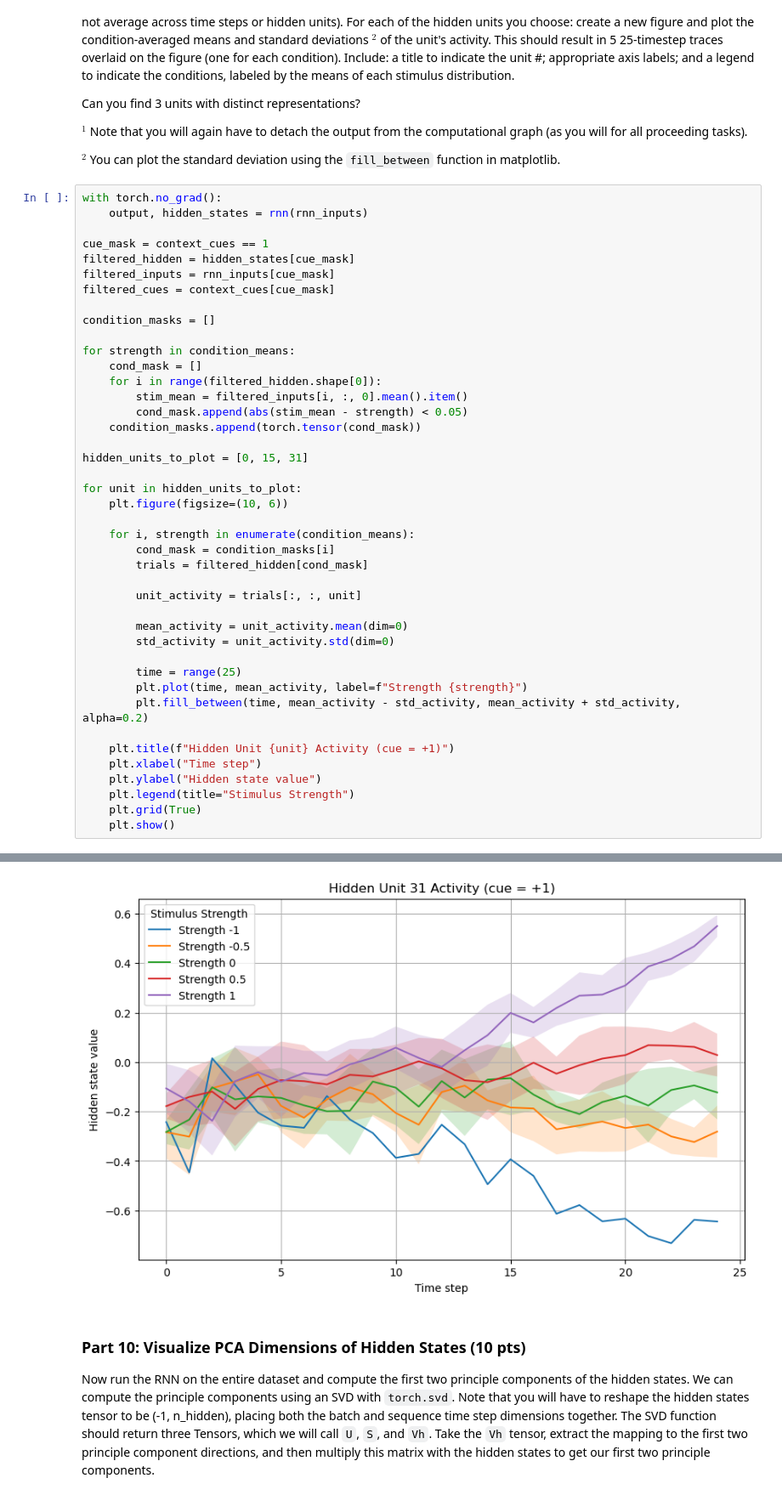
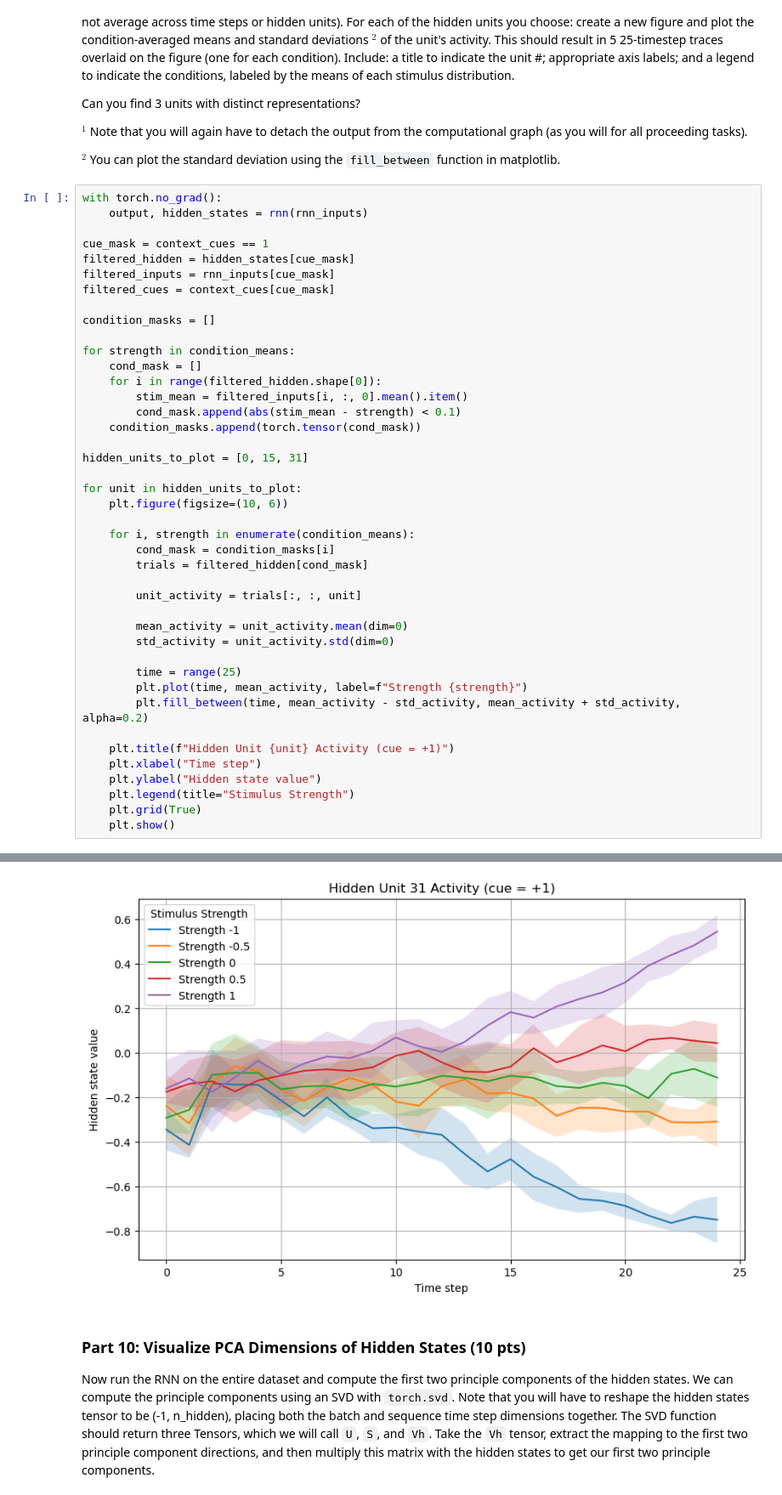
Before and after one commit to khanakagrawal/ML_for_Neuro, a Jupyter notebook: hw5/HW5b.ipynb, the cells around one changed output, grey strips where cells are left out. Shown at 85% size. Drawn from its saved outputs; the diff is of its cells as text.

```diff
--- a/hw5/HW5b.ipynb
+++ b/hw5/HW5b.ipynb
@@ -230,7 +230,7 @@ for strength in condition_means:
     cond_mask = []
     for i in range(filtered_hidden.shape[0]):
         stim_mean = filtered_inputs[i, :, 0].mean().item()
-        cond_mask.append(abs(stim_mean - strength) < 0.05)
+        cond_mask.append(abs(stim_mean - strength) < 0.1)
     condition_masks.append(torch.tensor(cond_mask))
 
 hidden_units_to_plot = [0, 15, 31]
@@ -263,4 +263,4 @@ for unit in hidden_units_to_plot:
-[figure, old version]
+[figure, new version]
 # %% [markdown]
 ### Part 10: Visualize PCA Dimensions of Hidden States (10 pts)
 
```
Also changed, not shown: parts of 2 cells of this notebook.
